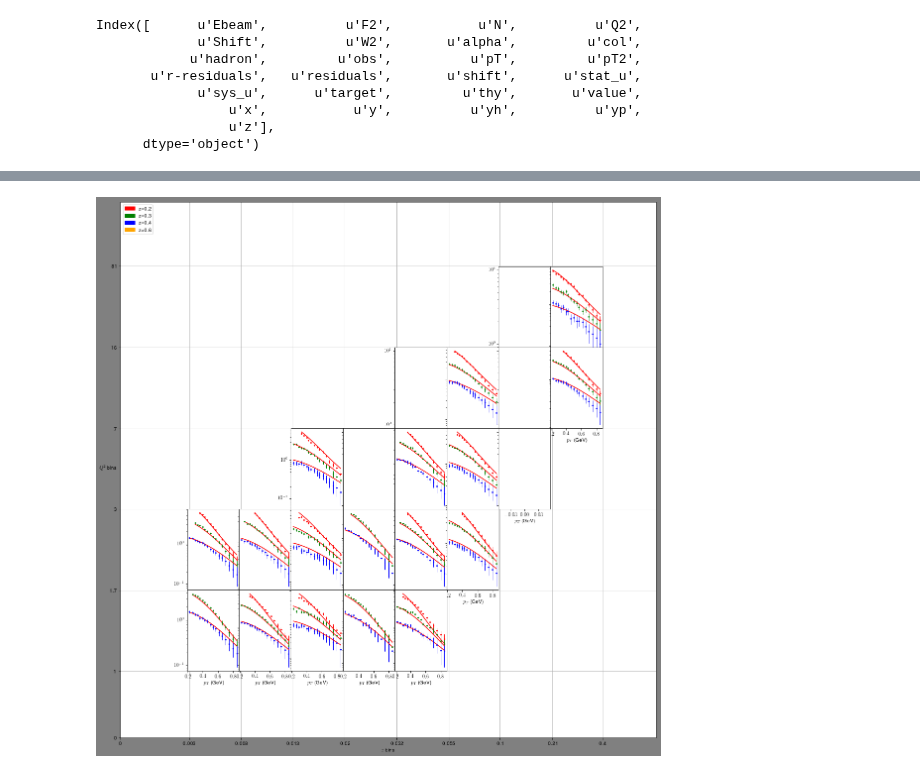
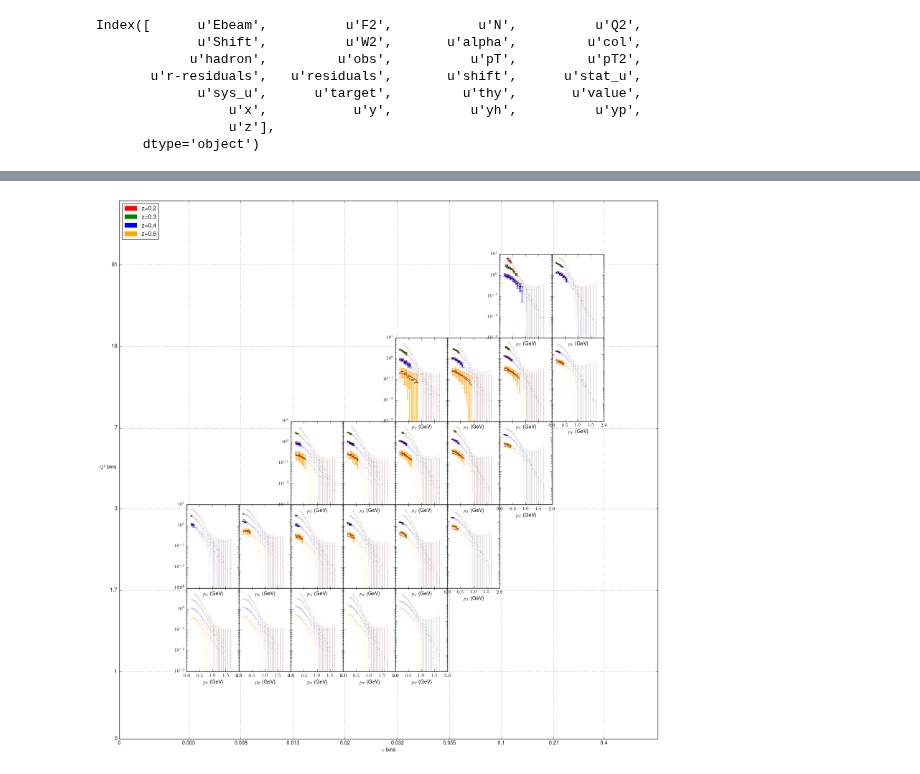
Before and after one commit to prokudin/PSU-PHYS296, a Jupyter notebook: Python/notebooks/COMPASSplot-linux.ipynb, the cells around one changed output, grey strips where cells are left out. Drawn from its saved outputs; the diff is of its cells as text; code cells hidden in the pictures.

```diff
--- a/Python/notebooks/COMPASSplot-linux.ipynb
+++ b/Python/notebooks/COMPASSplot-linux.ipynb
@@ -23,7 +23,7 @@ import string
 # enable plots in the notebook
 %matplotlib inline
 # %%
-conf=load_config('inputs/upol_compass.py')
+conf=load_config('../fitlab/inputs/upol_compass.py')
 conf['resman']=RESMAN(conf)
 conf['resman'].get_residuals(conf['parman'].par);
 # %% [output]
@@ -45,20 +45,9 @@ Index([      u'Ebeam',          u'F2',           u'N',          u'Q2',
                  u'z'],
       dtype='object')
 # %%
-## Set working directory
-os.chdir('../') # move dir back one
-current = os.getcwd() # get current dir
-print "Moved Working directory back  %s" % current # check current dir
-
-
-path = current+'/database/sidis/expdata/'
-os.chdir(path) # one dir back
-# Check
-newDir = os.getcwd() # get current dir
-print "Working directory for data %s" % newDir # check current dir
 
 ## Grabing list of files
-data=os.listdir('./') # list all files in dir
+data=os.listdir('../database/sidis/expdata/') # list all files in dir
 data=[files for files in data if files.endswith('.xlsx') and not files.startswith('~')] # list of COMPASS data
 print "Data files retrieved %s" % data
 # %% [output]
@@ -68,10 +55,13 @@ Data files retrieved ['2002.xlsx', '1003.xlsx', '2000.xlsx', '2004.xlsx', '1006.
 # %%
 ## Reading and resructuring data
 
-data5001whole = df(read(data[-2]))
+data5001whole = df(read('../database/sidis/expdata/'+data[-2]))
 
 # Calculate mesurment error
-data5001whole["delta"] = (data5001whole["stat_u"]**2.0+data5001whole["systabs_u"]**2.0)**(1/2.0)
+data5001whole["delta"] = (data5001whole["stat_u"]**2.0+data5001whole["sys_u"]**2.0)**(1/2.0)
+data5001whole["qT"] = data5001whole["pT"]/data5001whole["z"]
+data5001whole["qT2"] = data5001whole["qT"]**2
+
 
 ##Binning data
 xBin=[0.003,0.008,0.013,0.02,0.032,0.055,0.1,0.21,0.4]
@@ -89,7 +79,7 @@ print data5001whole.head()
 groups=[['a','A'],['a','B'], ['b','A'], ['b','B'], ['c','A'], ['c','B'], ['c','C'], ['d','A'], ['d','B'], ['d','C'], ['e','A'],
         ['e','B'], ['e','C'], ['e','D'], ['f','B'], ['f','C'], ['f','D'], ['g','C'], ['g','D'], ['g','E'], ['h','D'], ['h','E']]
 z=data5001whole.z.unique()#groups of z
-gridmap=[32,24,33,25,34,26,18,35,27,19,36,28,20,12,29,21,13,22,14,6,15,7]  #map of ith subplots on 5x8 grid
+gridmap=[32,24,33,25,34,26,18,35,27,19,36,28,20,12,29,21,13,22,14,6,15,7]   #map of ith subplots on 5x8 grid
 shairYax=[6,12,18,24,32] #Subplots with y-axes ticks
 shairXax=[15,22,29,32,33,34,35,36] #Subplots with x-axes ticks
 Zcolor=["red","green","blue","orange"]
@@ -155,14 +145,2 @@ print data5001.head()
 
 [5 rows x 32 columns]
-# %%
-## Seting perameters
-#xbins=a:h;Q2bins=A:E
-groups=[['a','A'],['a','B'], ['b','A'], ['b','B'], ['c','A'], ['c','B'], ['c','C'], ['d','A'], ['d','B'], ['d','C'], ['e','A'],
-        ['e','B'], ['e','C'], ['e','D'], ['f','B'], ['f','C'], ['f','D'], ['g','C'], ['g','D'], ['g','E'], ['h','D'], ['h','E']]
-z=data5001.z.unique()#groups of z
-gridmap=[6,7,12,13,14,15,18,19,20,21,22,24,25,26,27,28,29,32,33,34,35,36] #map of ith subplots on 5x8 grid
-shairYax=[6,12,18,24,32] #Subplots with y-axes ticks
-shairXax=[15,22,29,32,33,34,35,36] #Subplots with x-axes ticks
-Zcolor=["red","green","blue","orange"]
-Zmark=["o","o","o","o"]
-Zline=[':','-.','--','-']
@@ -198,6 +147,6 @@ B
 # %%
 ## Ploting
-fig=plt.figure(figsize=(15, 15),facecolor="gray") # figsize=wxh in inches
+fig=plt.figure(figsize=(15, 15),facecolor="white") # figsize=wxh in inches
 
 globalGrid=gridspec.GridSpec(1, 1, wspace=0.0, hspace=0.0) #the axis to put subplot grid in
 innerGrid=gridspec.GridSpecFromSubplotSpec(5, 8, subplot_spec=globalGrid[0], wspace=0.0, hspace=0.0) #subplot grid
@@ -218,31 +167,31 @@ ax.set_xlabel(r"$x$ bins")
 Zpatch1 = mpatches.Patch(color=Zcolor[0], label='z=0.2')
 Zpatch2 = mpatches.Patch(color=Zcolor[1], label='z=0.3')
 Zpatch3 = mpatches.Patch(color=Zcolor[2], label='z=0.4')
 Zpatch4 = mpatches.Patch(color=Zcolor[3], label='z=0.6')
 ax.legend(handles=[Zpatch1,Zpatch2,Zpatch3,Zpatch4],loc='upper left')
 ax.grid()
 
 for group,grid in zip(range(len(groups)),gridmap):
     data_bin=data5001.query('xClas=="%s" and Q2Clas=="%s"' %(groups[group][0],groups[group][1]))
     data_bin_whole=data5001whole.query('xClas=="%s" and Q2Clas=="%s"' %(groups[group][0],groups[group][1]))
     k=0 #counter
     for i in z:
         ax = fig.add_subplot(innerGrid[grid])
         ax.set_yscale("log")
         ax.xaxis.set_major_locator(plt.MaxNLocator(4)) # limit number of tics in x to 4 only
         ax.errorbar(data_bin.pT[data_bin.z==i],data_bin.value[data_bin.z==i],#x,y
                     data_bin.delta[data_bin.z==i],#errorbars
                     color=Zcolor[k],marker=Zmark[k],linestyle="",linewidth=1,markersize=2)#whole data
         ax.errorbar(data_bin_whole.pT[data_bin_whole.z==i],data_bin_whole.value[data_bin_whole.z==i],#x,y
                     data_bin_whole.delta[data_bin_whole.z==i],#errorbars
                     color=Zcolor[k],marker=Zmark[k],linestyle="",linewidth=1,markersize=2,alpha=0.1)#fitted data
         #print data_bin_theory
         ax.plot(data_bin.pT[data_bin.z==i],data_bin.thy[data_bin.z==i],'r-')
         if grid not in shairYax:
             ax.set_yticklabels('')
         if grid not in shairXax:
             ax.set_xticklabels('')
         k+=1 #add one to counter
         ax.set_xlabel(r"$p_T$ (GeV)")
 # %% [output]
-[figure, old version]
+[figure, new version]
```
Also changed, not shown: parts of 6 cells of this notebook, 3 other files.
